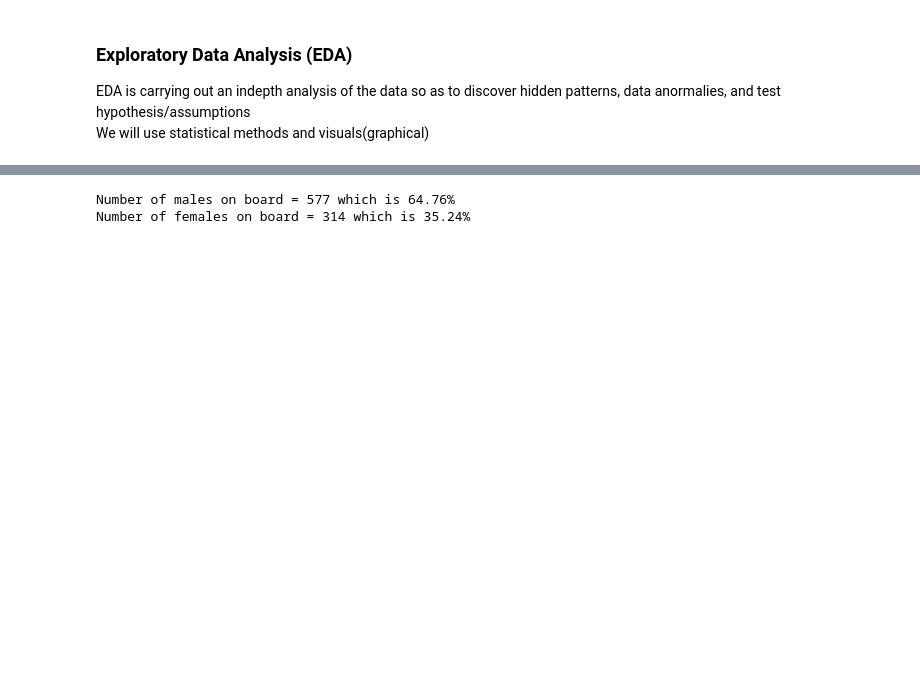
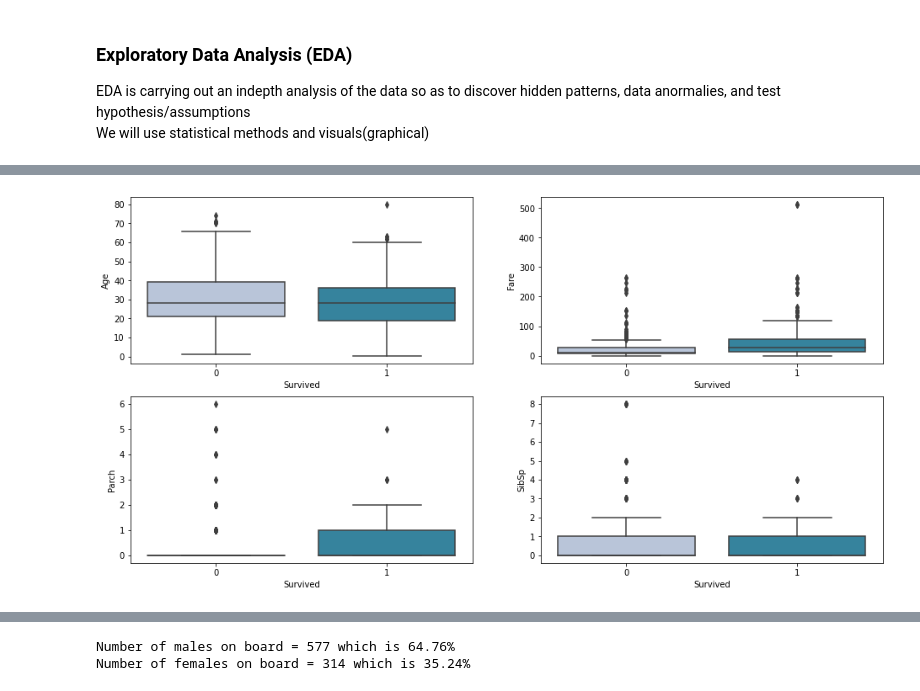
Before and after one commit to Ndaruga/Multiple-Machine-Learning-Projects, a Jupyter notebook: Titanic project/titanic.ipynb, the cells around one changed output, grey strips where cells are left out. Saved outputs shown, nothing was run; the diff lists cells and outputs as text; code cells hidden in the pictures; blank space fills up the shorter version.

Commit message:
Exploratory Data analysis

```diff
--- a/Titanic project/titanic.ipynb
+++ b/Titanic project/titanic.ipynb
@@ -195,9 +167,0 @@ num_df = train_df[["Age", "Fare", "Parch","SibSp"]]
-# %%
-# plot numerical data
-
-fig = plt.figure(figsize = (16,8))
-
-for i in range(len(num_df.columns)):
-    column = num_df.columns[i]
-    sub = fig.add_subplot(2,2,i+1)
-    chart = sns.boxplot(data = train_df, y = column, x = 'Survived', palette = 'PuBuGn_r')
@@ -206,9 +167,0 @@ for i in range(len(num_df.columns)):
-# %%
-# plot categorical data
-
-fig = plt.figure(figsize = (16,8))
-
-for i in range(len(cat_df.columns)):
-    column = cat_df.columns[i]
-    sub = fig.add_subplot(2,3,i+1)
-    chart = sns.countplot(data = train_df, hue = 'Survived', y = column, palette = 'PuBuGn_r')
@@ -216,0 +195,11 @@ for i in range(len(cat_df.columns)):
+# %%
+# plot numerical data
+
+fig = plt.figure(figsize = (16,8))
+
+for i in range(len(num_df.columns)):
+    column = num_df.columns[i]
+    sub = fig.add_subplot(2,2,i+1)
+    chart = sns.boxplot(data = train_df, y = column, x = 'Survived', palette = 'PuBuGn')
+# %% [output]
+[figure, added]
```
Also changed, not shown: parts of 9 cells of this notebook.
